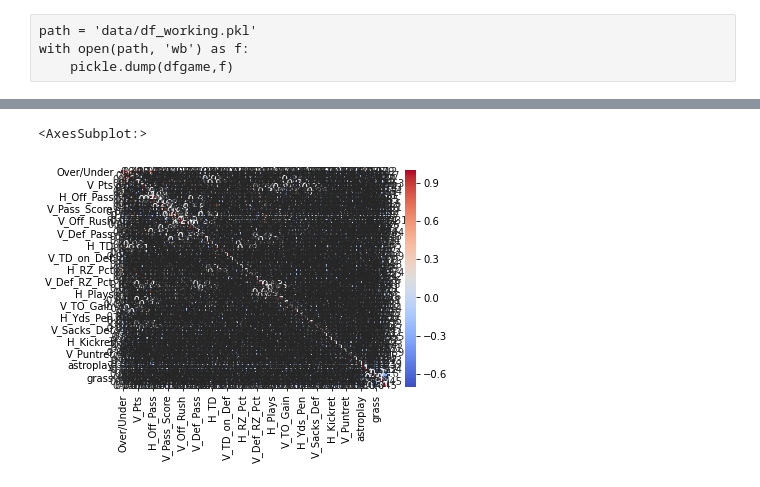
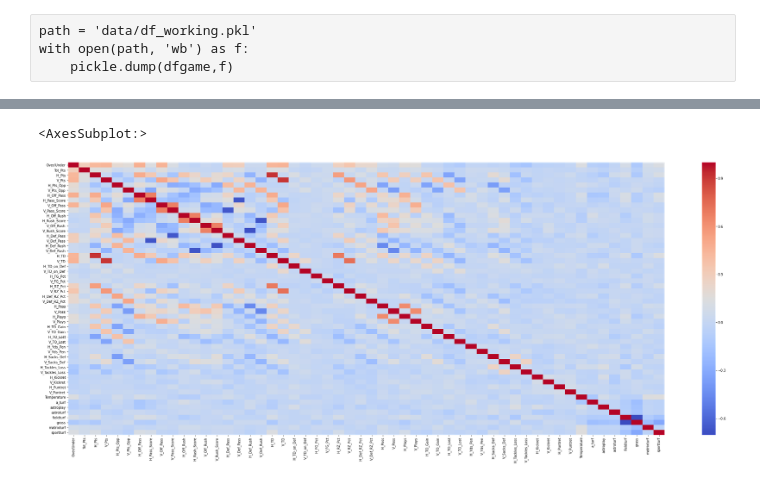
Before and after one commit to titansat74/Projects, a Jupyter notebook: Capstone Two/Cap2_Analyze.ipynb, the cells around one changed output, grey strips where cells are left out. Drawn from its saved outputs; the diff is of its cells as text; code cells hidden in the pictures.

```diff
--- a/Capstone Two/Cap2_Analyze.ipynb
+++ b/Capstone Two/Cap2_Analyze.ipynb
@@ -106,7 +131,8 @@ corr.style.format('{:.2f}').background_gradient(cmap='coolwarm')
 # %% [output]
 [interactive output not drawn]
 # %%
-sns.heatmap(corr,cmap='coolwarm',annot=True)
+plt.figure(figsize=(40,15))
+sns.heatmap(corr,cmap='coolwarm')
 # %% [output]
 <AxesSubplot:>
-[figure, old version]
+[figure, new version]
```
Also changed, not shown: parts of 4 cells of this notebook.
